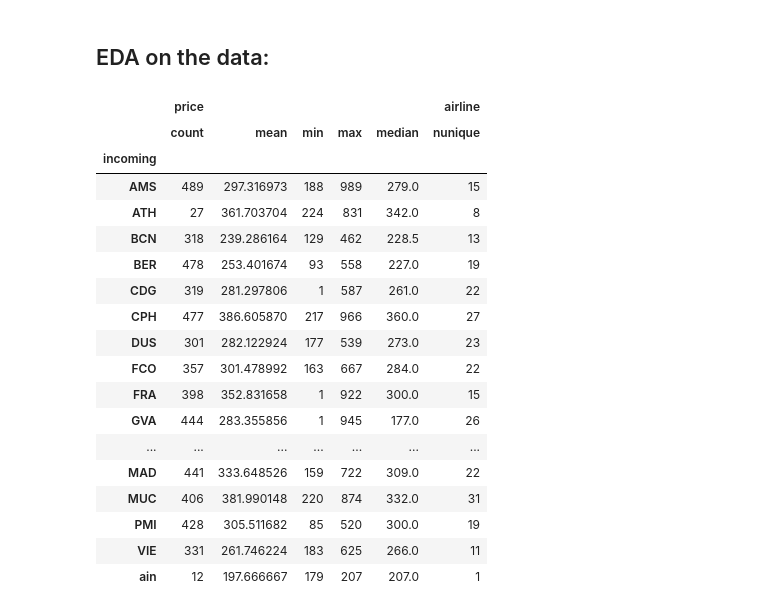
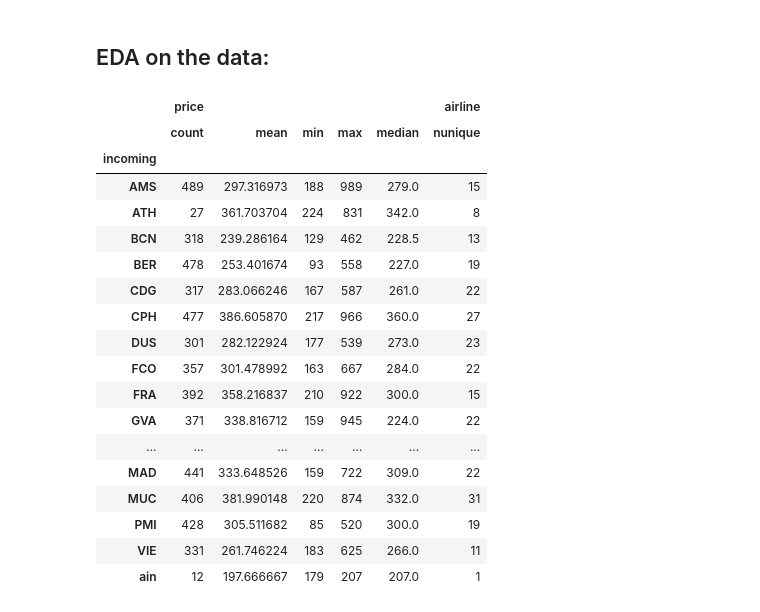
Before and after one commit to r9119/FPT, a Jupyter notebook: Notebooks/Google_Flights.ipynb, the cells around one changed output. Saved outputs shown, nothing was run; the diff lists cells and outputs as text; code cells hidden in the pictures.

```diff
--- a/Notebooks/Google_Flights.ipynb
+++ b/Notebooks/Google_Flights.ipynb
@@ -181,7 +182,6 @@ def parse_flight_text(text: str, dates: tuple = (None, None)) -> dict:
 
     if lines[6] == 'Nonstop':
         nonstop = True
-    print(nonstop, seperate_ticket)
 
     # Get the outgoing and incoming airports
     outgoing = lines[5][:3]
@@ -198,7 +198,7 @@ def parse_flight_text(text: str, dates: tuple = (None, None)) -> dict:
         if lines[9].split(' ')[-1] == 'unavailable':
             price = np.nan
         else:
-            price = int(re.findall(r'\d+', lines[9])[0])
+            price = int(''.join(re.findall(r'\d+', lines[9])))
 
         # Get the airline
         airline = lines[3]
@@ -212,7 +212,7 @@ def parse_flight_text(text: str, dates: tuple = (None, None)) -> dict:
         if lines[11].split(' ')[-1] == 'unavailable':
             price = np.nan
         else:
-            price = int(re.findall(r'\d+', lines[10])[0])
+            price = int(''.join(re.findall(r'\d+', lines[10])))
 
         # Get the airline
         airline = lines[4]
@@ -226,7 +226,7 @@ def parse_flight_text(text: str, dates: tuple = (None, None)) -> dict:
         if lines[10].split(' ')[-1] == 'unavailable':
             price = np.nan
         else:
-            price = int(re.findall(r'\d+', lines[10])[0])
+            price = int(''.join(re.findall(r'\d+', lines[10])))
 
         # Get the airline
         airline = lines[3]
@@ -819,23 +801,23 @@ driver.quit()
 ## EDA on the data:
 # %%
 # Group by incoming and get the number of flights, unique airlines and average price
-temp = price_df.groupby('incoming').agg({'price': ['count', 'mean', 'min', 'max', 'median'], 'airline': 'nunique'})
+price_stats = price_df.groupby('incoming').agg({'price': ['count', 'mean', 'min', 'max', 'median'], 'airline': 'nunique'})
 
-temp
+price_stats
 # %% [output]
 |  | price |  |  |  |  | airline |
 |  | count | mean | min | max | median | nunique |
 | incoming |  |  |  |  |  |  |
 | AMS | 489 | 297.316973 | 188 | 989 | 279.0 | 15 |
 | ATH | 27 | 361.703704 | 224 | 831 | 342.0 | 8 |
 | BCN | 318 | 239.286164 | 129 | 462 | 228.5 | 13 |
 | BER | 478 | 253.401674 | 93 | 558 | 227.0 | 19 |
-| CDG | 319 | 281.297806 | 1 | 587 | 261.0 | 22 |
+| CDG | 317 | 283.066246 | 167 | 587 | 261.0 | 22 |
 | CPH | 477 | 386.605870 | 217 | 966 | 360.0 | 27 |
 | DUS | 301 | 282.122924 | 177 | 539 | 273.0 | 23 |
 | FCO | 357 | 301.478992 | 163 | 667 | 284.0 | 22 |
-| FRA | 398 | 352.831658 | 1 | 922 | 300.0 | 15 |
-| GVA | 444 | 283.355856 | 1 | 945 | 177.0 | 26 |
+| FRA | 392 | 358.216837 | 210 | 922 | 300.0 | 15 |
+| GVA | 371 | 338.816712 | 159 | 945 | 224.0 | 22 |
 | ... | ... | ... | ... | ... | ... | ... |
 | MAD | 441 | 333.648526 | 159 | 722 | 309.0 | 22 |
 | MUC | 406 | 381.990148 | 220 | 874 | 332.0 | 31 |
```
Also changed, not shown: parts of 13 cells of this notebook, 2 other files.
